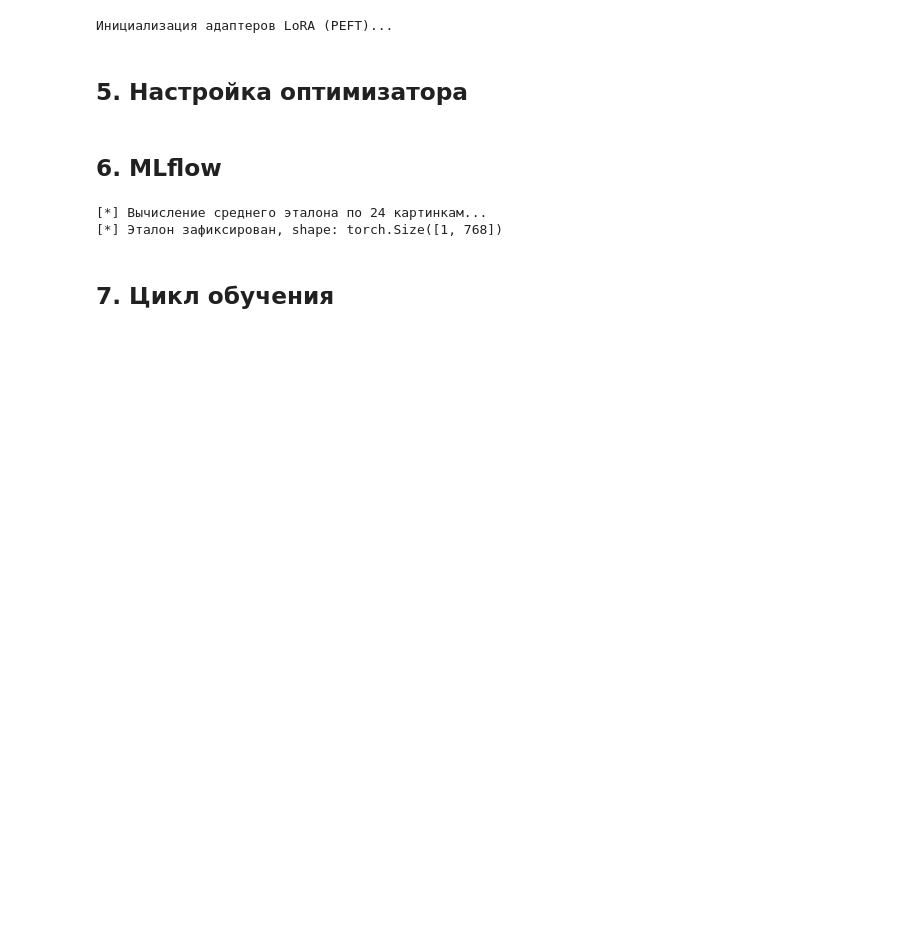
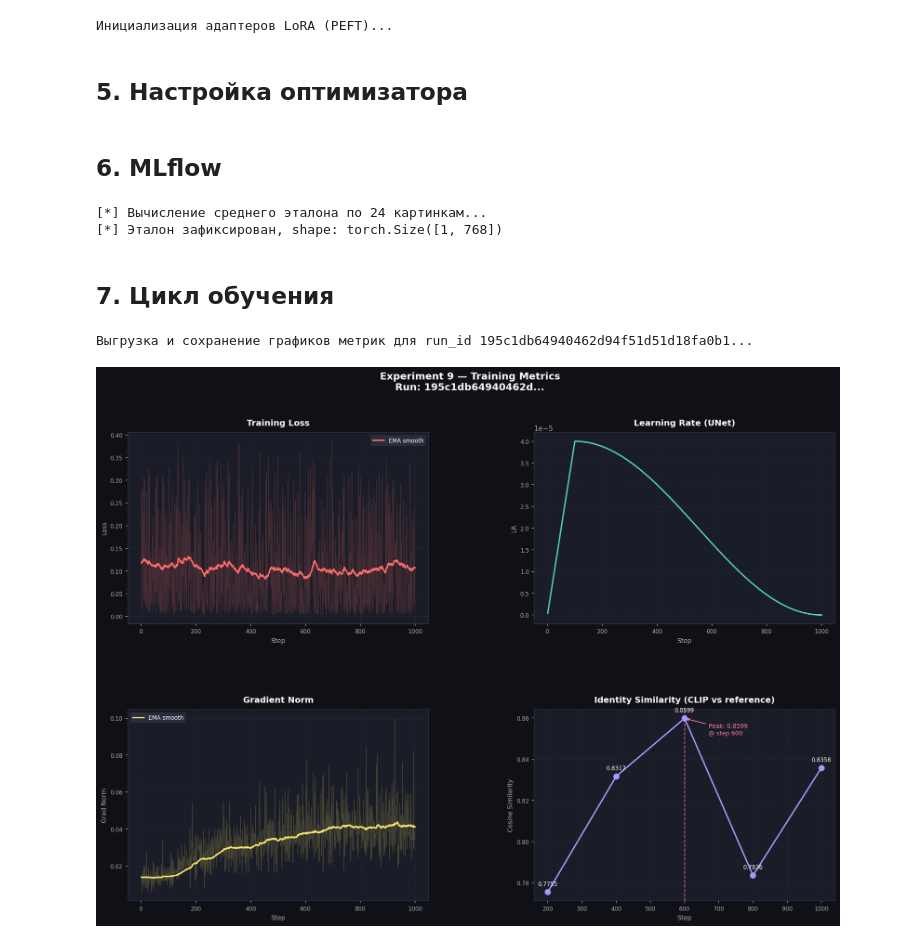
Before and after one commit to WildRanger3306/yandex-cv-s3-project, a Jupyter notebook: experiment-9/phase-2.ipynb, the cells around one changed output. Drawn from its saved outputs; the diff is of its cells as text; code cells hidden in the pictures; blank space fills up the shorter version.

```diff
--- a/experiment-9/phase-2.ipynb
+++ b/experiment-9/phase-2.ipynb
@@ -464,0 +467,9 @@ mlflow.end_run()
+# %%
+from visualize_metrics import get_metrics_image
+run_id = "195c1db64940462d94f51d51d18fa0b1"
+print(f"Выгрузка и сохранение графиков метрик для run_id {run_id}...")
+img = get_metrics_image(run_id)
+display(img)
+# %% [output]
+Выгрузка и сохранение графиков метрик для run_id 195c1db64940462d94f51d51d18fa0b1...
+[figure, added]
```
Also changed, not shown: parts of 2 cells of this notebook, 7 other files.
